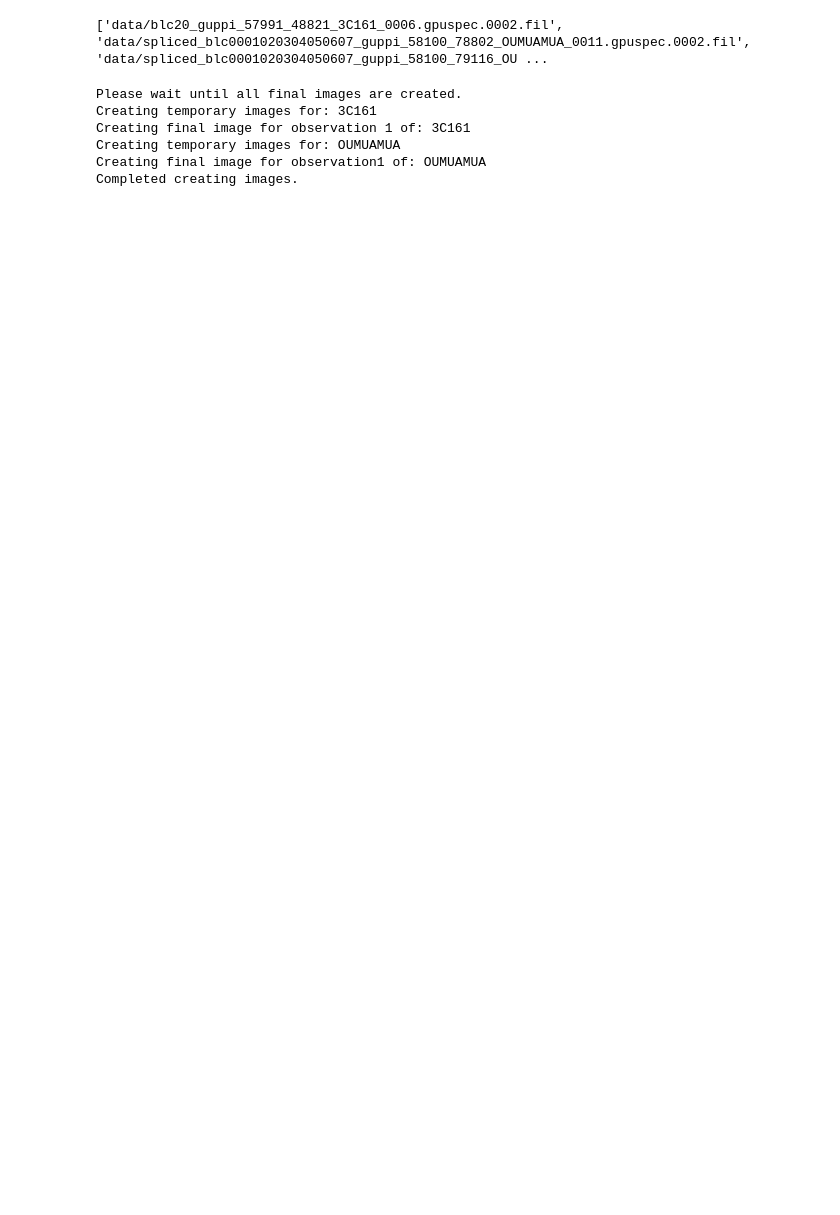
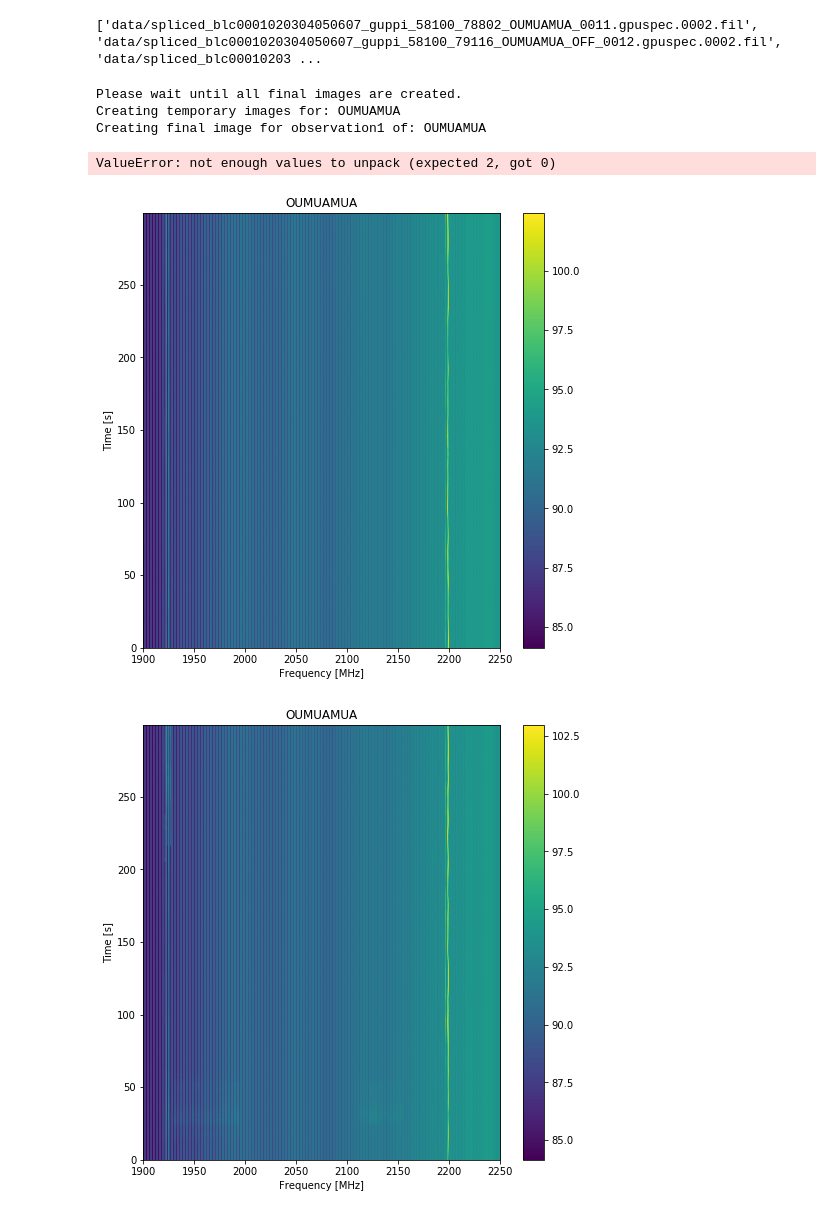
Before and after one commit to Annancat/Breakthrough-Listen-Clustering, a Jupyter notebook: createImages.ipynb, the cells around one changed output. Cells and saved outputs as stored; diff of their text form; code cells hidden in the pictures; blank space fills up the shorter version.

Commit message:
createImage should work on remote now.

```diff
--- a/createImages.ipynb
+++ b/createImages.ipynb
@@ -3,50 +3,41 @@ import os, glob, shutil
 import modified_functions as modif
 import matplotlib.pyplot as plt
 from blimpy import Waterfall
+import blimpy
 from pathlib import Path
 from turbo_seti.find_doppler.find_doppler import FindDoppler
 
-#removes anything left from the last time the program was run to avoid confusion/ naming issues
-shutil.rmtree("images")
+#removes anything left from the tempImages file from a previous run
 shutil.rmtree("tempImages")
-os.mkdir("images")
 os.mkdir("tempImages")
 
 files = sorted(glob.glob(os.path.join("data", '*.fil')))
 
 print(files)
 # %% [output]
-['data/blc20_guppi_57991_48821_3C161_0006.gpuspec.0002.fil', 'data/spliced_blc0001020304050607_guppi_58100_78802_OUMUAMUA_0011.gpuspec.0002.fil', 'data/spliced_blc0001020304050607_guppi_58100_79116_OU ...
+['data/spliced_blc0001020304050607_guppi_58100_78802_OUMUAMUA_0011.gpuspec.0002.fil', 'data/spliced_blc0001020304050607_guppi_58100_79116_OUMUAMUA_OFF_0012.gpuspec.0002.fil', 'data/spliced_blc00010203 ...
 # %%
 cur_name = "" #current name of the observation.
 num_of_observations = 1
 i = 0
 print('Please wait until all final images are created.')
 for file in files:
-    fil = Waterfall(file)
-    if fil.header["source_name"] != cur_name:
-        if i >0 :
-            print("Creating final image for observation " + str(num_of_observations) +
-              " of: " + cur_name)
-            modif.combine_pngs(cur_name)
-        cur_name = fil.header["source_name"]
-        print("Creating temporary images for: " + cur_name)
-        num_of_observations = 1
-        i = 0
-    modif.waterfall_png(fil,fil.header["source_name"] + str(i))
-    i+=1
-    if i > 5:
-        print("Creating final image for observation" + str(num_of_observations) +
-              " of: " + cur_name)
-        num_of_observations +=1
-        i = 0
-        modif.combine_pngs(cur_name)
+    fil = Waterfall(file,max_load = 5)
+    modif.waterfall_png(fil)
 
 print("Completed creating images.")
 # %% [output]
 Please wait until all final images are created.
-Creating temporary images for: 3C161
-Creating final image for observation 1 of: 3C161
 Creating temporary images for: OUMUAMUA
 Creating final image for observation1 of: OUMUAMUA
-Completed creating images.
+ValueError: not enough values to unpack (expected 2, got 0)
+# %%
+%matplotlib inline
+for file in files:
+    fil = Waterfall(file,max_load=blimpy.calcload.calc_max_load(file))
+    plt.figure(figsize=(8,8))
+    fil.plot_waterfall(f_start = 1900,f_stop = 2250)
+    #modif.waterfall_png(fil,"images/" + fil.header["source_name"])
+# %% [output]
+[figure, added]
+[figure, added]
```
Also changed, not shown: parts of 3 cells of this notebook, 5 other files.
